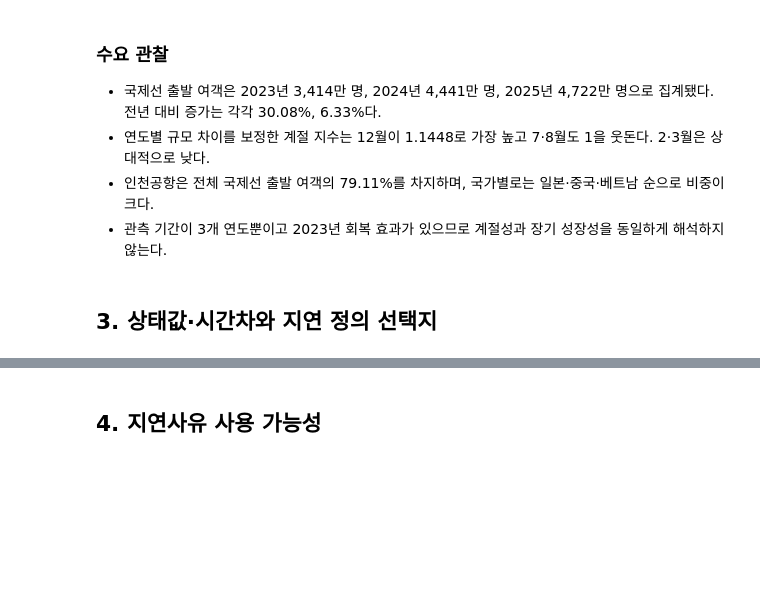
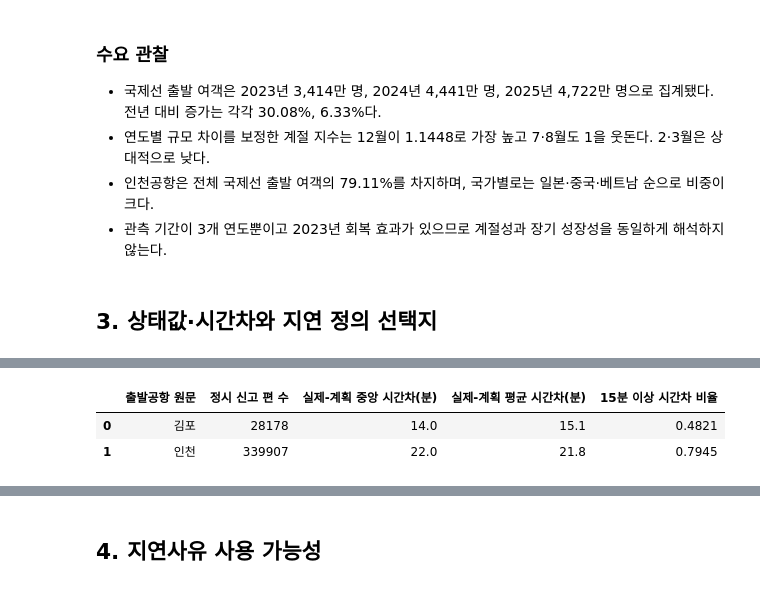
Before and after one commit to kth530/korea_outbound_travel_analysis, a Jupyter notebook: notebooks/03_eda.ipynb, the cells around one changed output, grey strips where cells are left out. Drawn from its saved outputs; the diff is of its cells as text; code cells hidden in the pictures; blank space fills up the shorter version.

```diff
--- a/notebooks/03_eda.ipynb
+++ b/notebooks/03_eda.ipynb
@@ -623,0 +628,8 @@ fig.show(config={'displaylogo': False})
+# %%
+# 15분 시간 지연 비율이 상태 지연 비율보다 크게 높은 원인을 점검한다.
+# 항공사가 정시로 신고한 편만 남겨 실제-계획 시간차를 본다.
+display(query('departure_time_basis_check'))
+# %% [output]
+|  | 출발공항 원문 | 정시 신고 편 수 | 실제-계획 중앙 시간차(분) | 실제-계획 평균 시간차(분) | 15분 이상 시간차 비율 |
+| 0 | 김포 | 28178 | 14.0 | 15.1 | 0.4821 |
+| 1 | 인천 | 339907 | 22.0 | 21.8 | 0.7945 |
```
Also changed, not shown: parts of 8 cells of this notebook, 3 other files.
